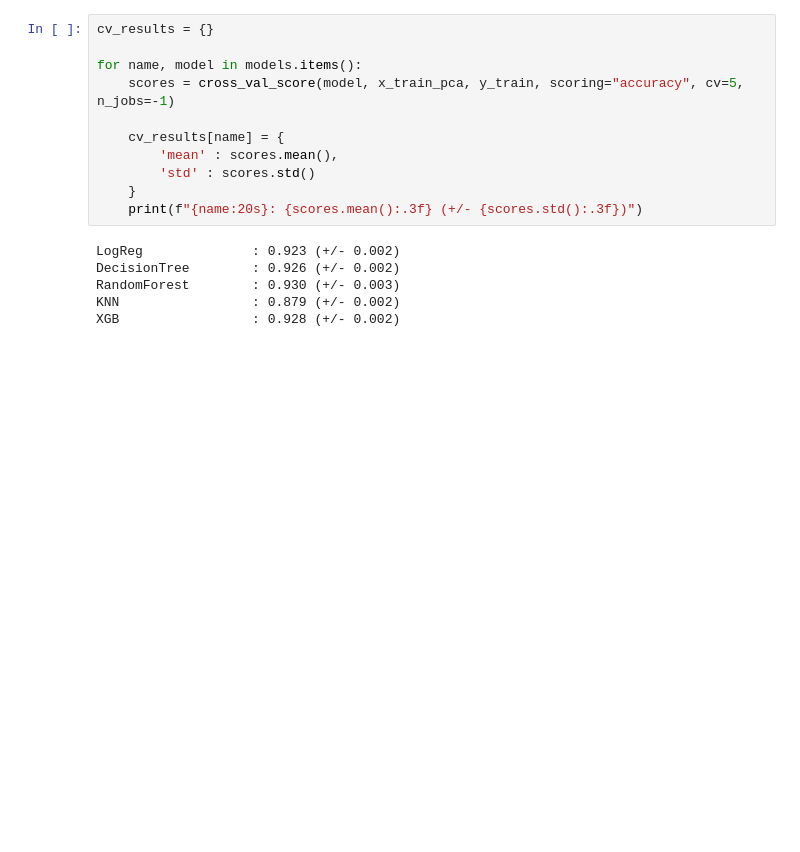
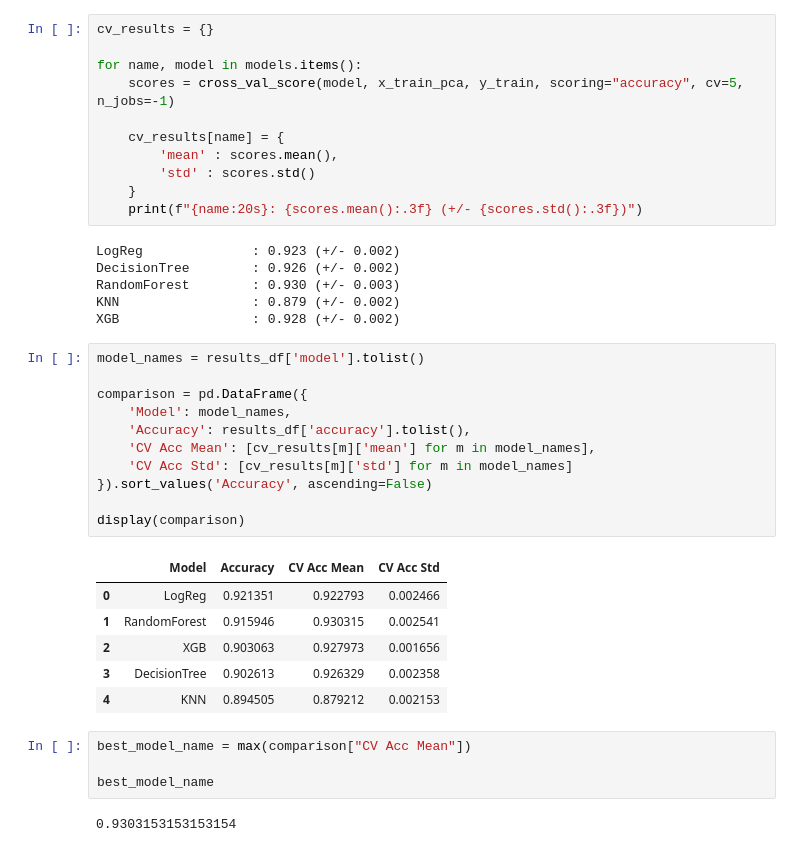
Before and after one commit to mdmohsin212/Kaggle-competitions, a Jupyter notebook: Health Care/notebook/health_care.ipynb, the cells around one changed output. Saved outputs shown, nothing was run; the diff lists cells and outputs as text; blank space fills up the shorter version.

Commit message:
Train Model and Evaluate

```diff
--- a/Health Care/notebook/health_care.ipynb
+++ b/Health Care/notebook/health_care.ipynb
@@ -344,3 +344,27 @@ DecisionTree        : 0.926 (+/- 0.002)
 RandomForest        : 0.930 (+/- 0.003)
 KNN                 : 0.879 (+/- 0.002)
 XGB                 : 0.928 (+/- 0.002)
+# %%
+model_names = results_df['model'].tolist()
+
+comparison = pd.DataFrame({
+    'Model': model_names,
+    'Accuracy': results_df['accuracy'].tolist(),
+    'CV Acc Mean': [cv_results[m]['mean'] for m in model_names],
+    'CV Acc Std': [cv_results[m]['std'] for m in model_names]
+}).sort_values('Accuracy', ascending=False)
+
+display(comparison)
+# %% [output]
+|  | Model | Accuracy | CV Acc Mean | CV Acc Std |
+| 0 | LogReg | 0.921351 | 0.922793 | 0.002466 |
+| 1 | RandomForest | 0.915946 | 0.930315 | 0.002541 |
+| 2 | XGB | 0.903063 | 0.927973 | 0.001656 |
+| 3 | DecisionTree | 0.902613 | 0.926329 | 0.002358 |
+| 4 | KNN | 0.894505 | 0.879212 | 0.002153 |
+# %%
+best_model_name = max(comparison["CV Acc Mean"])
+
+best_model_name
+# %% [output]
+0.9303153153153154
```
